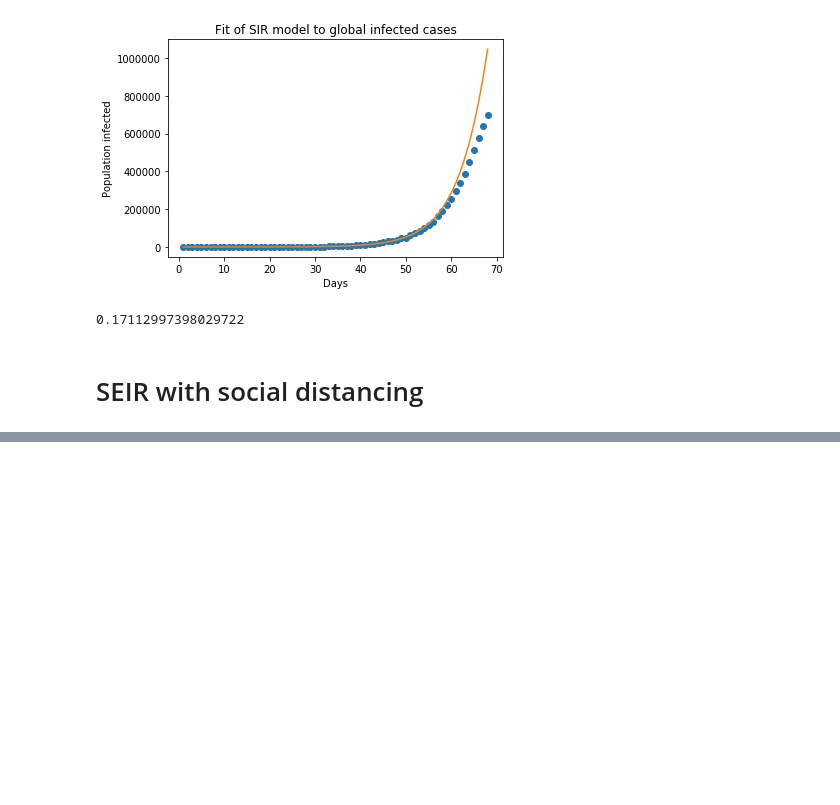
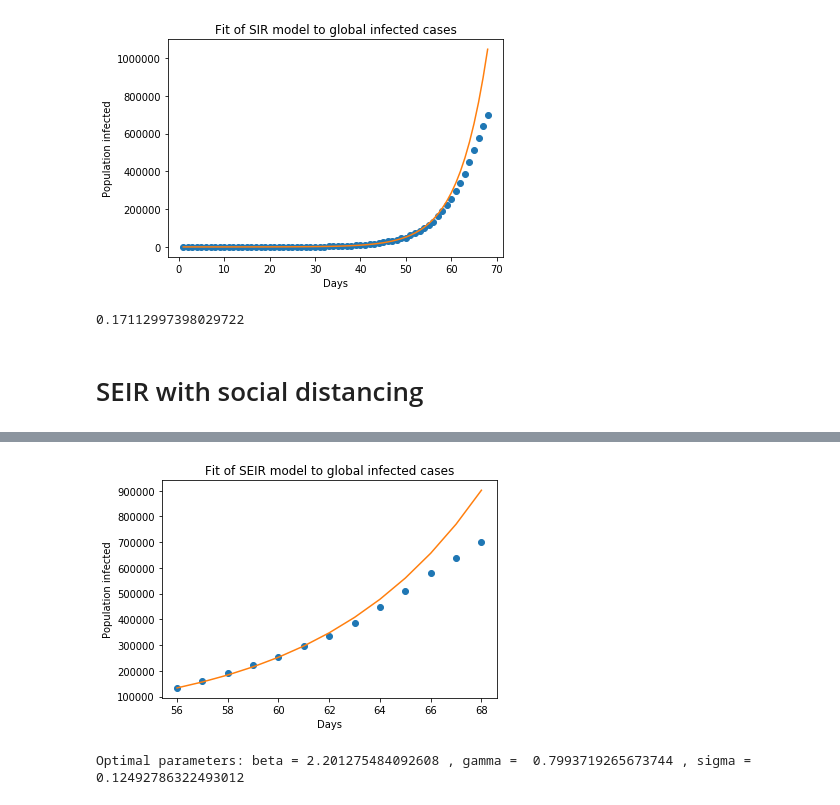
Before and after one commit to Aveek-Saha/CovidAnalysis, a Jupyter notebook: Epidemiology_modeling .ipynb, the cells around one changed output, grey strips where cells are left out. Drawn from its saved outputs; the diff is of its cells as text; code cells hidden in the pictures; blank space fills up the shorter version.

```diff
--- a/Epidemiology_modeling .ipynb
+++ b/Epidemiology_modeling .ipynb
@@ -846,0 +919,3 @@ print(rmsle)
+# %%
+Y = df['Confirmed'].values
+X = df['Day num'].values
@@ -846,0 +938,19 @@ print(rmsle)
+# %%
+def opt_ode(x, beta, gamma, sigma, alpha):
+    if alpha > 1:
+        alpha = 1
+    elif alpha < 0:
+        alpha = 0
+    return odeint(deriv, (S0, E0, I0, R0), x, args=(N, beta, gamma, sigma, alpha))[:,1].clip(0)
+
+def err(params, x):
+    beta, gamma, sigma, alpha = params
+    if alpha > 1:
+        alpha = 1
+    elif alpha < 0:
+        alpha = 0
+    ret = odeint(deriv, (S0, E0, I0, R0), x, args=(N, beta, gamma, sigma, alpha))
+    S, E, I, R = ret.T
+    I = I.clip(0)
+    error = np.sqrt(mean_squared_log_error(y, I, [1/i for i in x][::-1]))
+    return error
@@ -846,0 +959,7 @@ print(rmsle)
+# %%
+popt, pcov = optimize.curve_fit(opt_ode, x, y, bounds = [0, np.inf])
+
+result = optimize.minimize(err, popt, args=(x), method='BFGS', options={'maxiter': 1000})
+
+beta_hat = result.x
+print(result)
@@ -846,0 +986,19 @@ print(rmsle)
+# %%
+# fitted = opt_ode(x, *popt)
+# fitted = opt_ode(x, *beta_hat)
+y0 = S0, E0, I0, R0
+ret = odeint(deriv, y0, X, args=(N, *beta_hat))
+# ret = odeint(deriv, y0, X, args=(N, *popt))
+
+S, E, I, R = ret.T
+# %%
+plt.plot(X[index:], Y[index:], 'o')
+plt.plot(X[index:], I[index:])
+plt.title("Fit of SEIR model to global infected cases")
+plt.ylabel("Population infected")
+plt.xlabel("Days")
+plt.show()
+print("Optimal parameters: beta =", popt[0], ", gamma = ", popt[1],", sigma = ", popt[2] )
+# %% [output]
+[figure, added]
+Optimal parameters: beta = 2.201275484092608 , gamma =  0.7993719265673744 , sigma =  0.12492786322493012
```
Also changed, not shown: parts of 20 cells of this notebook.
